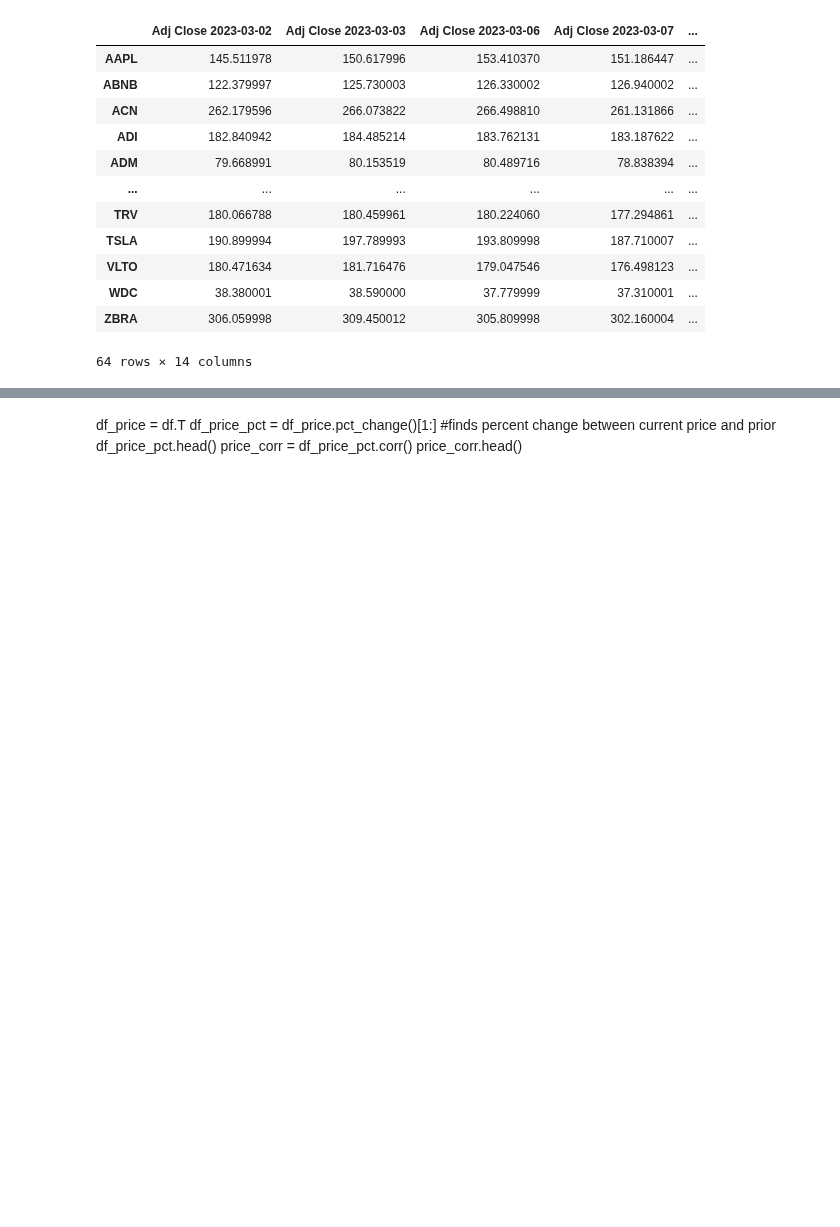
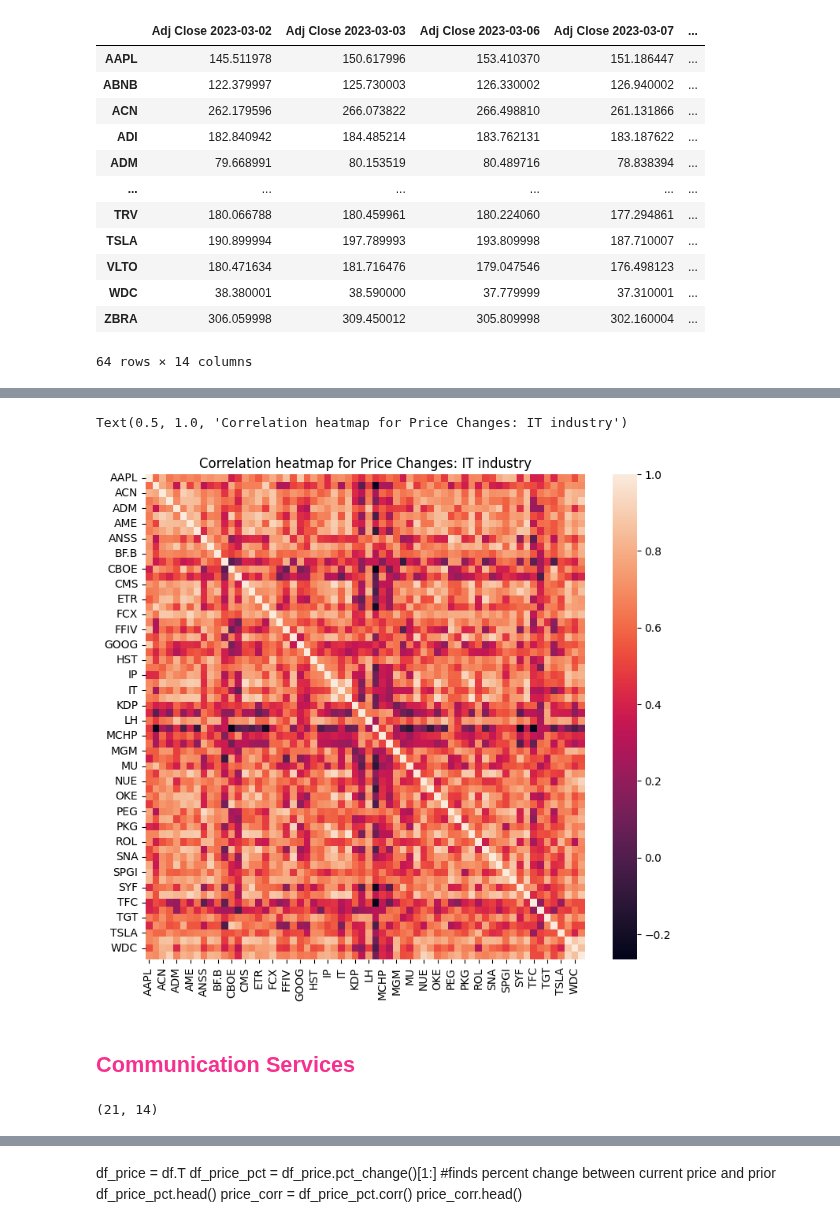
Before and after one commit to ktongk/BTT-JPMC-1, a Jupyter notebook: Anna/AH.ipynb, the cells around one changed output, grey strips where cells are left out. Drawn from its saved outputs; the diff is of its cells as text; code cells hidden in the pictures; blank space fills up the shorter version.

```diff
--- a/Anna/AH.ipynb
+++ b/Anna/AH.ipynb
@@ -165,6 +165,6 @@ df = df.join(df_industries)
 # %%
-condition = df[df['Industry'] == 'Information Technology']
-condition
+it = df[df['Industry'] == 'Information Technology']
+it
 #companies with IT as its industry
 # %% [output]
 |  | Adj Close 2023-03-02 | Adj Close 2023-03-03 | Adj Close 2023-03-06 | Adj Close 2023-03-07 | ... |
@@ -180,3 +180,10 @@ condition
 | WDC | 38.380001 | 38.590000 | 37.779999 | 37.310001 | ... |
 | ZBRA | 306.059998 | 309.450012 | 305.809998 | 302.160004 | ... |
 64 rows × 14 columns
+# %%
+it = it.drop(columns= 'Industry', axis = 1)
+df_price_it = it.T
+df_price_pct_it = df_price_it.pct_change()[1:]
+
+price_corr_it = df_price_pct_it.corr()
+price_corr_it.head()
@@ -182,0 +198,14 @@ condition
+# %%
+plt.figure(figsize=(9,8))
+sns.heatmap(price_corr_it).set_title("Correlation heatmap for Price Changes: IT industry")
+# %% [output]
+Text(0.5, 1.0, 'Correlation heatmap for Price Changes: IT industry')
+[figure, added]
+# %% [markdown]
+## <b> <font color = #f6308e > Communication Services </b>
+# %%
+commserv = df[df['Industry'] == 'Communication Services']
+commserv.shape
+#companies with Communication Services as its industry
+# %% [output]
+(21, 14)
```
Also changed, not shown: parts of 25 cells of this notebook.
